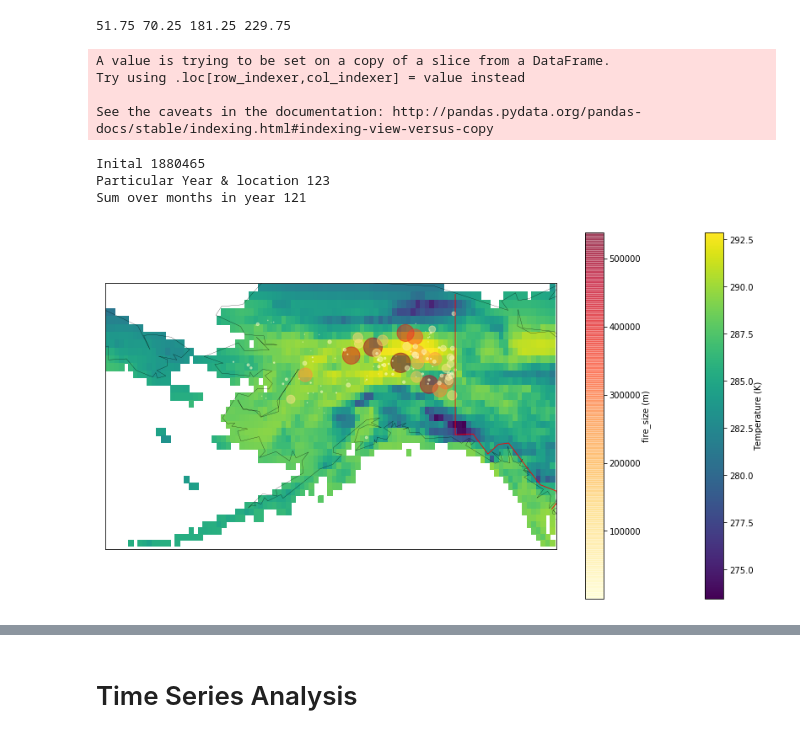
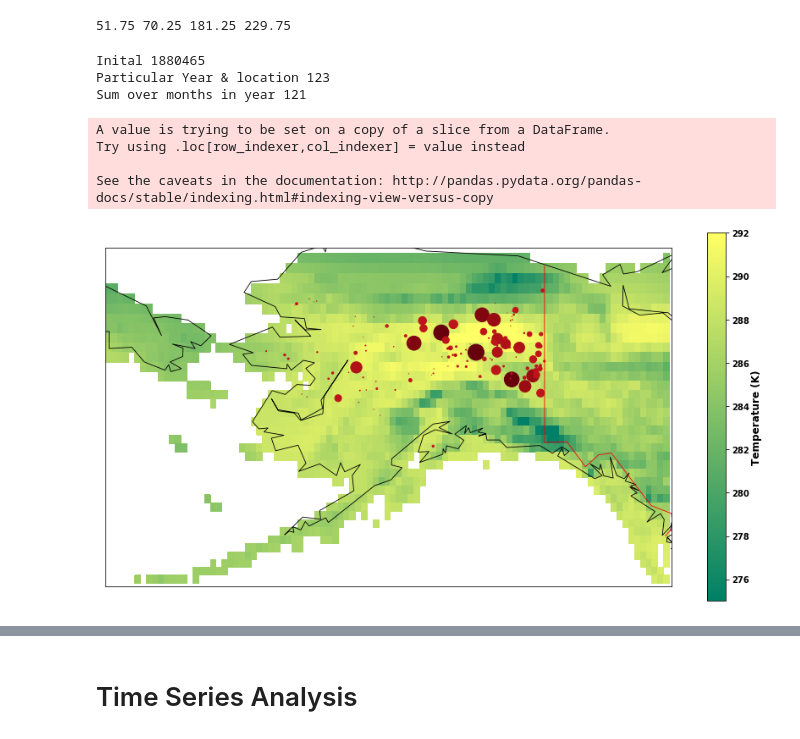
Before and after one commit to adityasant/ECE143_Project, a Jupyter notebook: Local Notebooks/temp-wildfire-plot.py.ipynb, the cells around one changed output, grey strips where cells are left out. Saved outputs shown, nothing was run; the diff lists cells and outputs as text; code cells hidden in the pictures.

```diff
--- a/Local Notebooks/temp-wildfire-plot.py.ipynb
+++ b/Local Notebooks/temp-wildfire-plot.py.ipynb
@@ -197,47 +216,51 @@ print(min(lat),max(lat),min(lon),max(lon))
 # %%
 ##Plot showing temperature with wildfire size for 2004.
 ##Size of circles denote and color denote area burnt due to wildfire.
 #%matplotlib notebook
-
+import matplotlib as mpl
+plt.rcParams['font.weight'] = 'black'
+cmap = mpl.cm.Reds(np.linspace(0,1,20))
+cmap = mpl.colors.ListedColormap(cmap[15:,:-1])
 #def create_map(year):
 year = 2004
 plt.figure(figsize=[15,8])
 #fig, ax = plt.subplots(figsize=(10, 4))
 #fig, ax = plt.subplots()
 m=Basemap(projection='mill',lat_ts=10, \
   llcrnrlon=coords[2]+360,urcrnrlon=coords[3]+360, \
   llcrnrlat=coords[0],urcrnrlat=coords[1], \
   resolution='c')
-m.drawcoastlines(linewidth=0.25)
+m.drawcoastlines(linewidth=0.85)
 m.drawcountries(linewidth=0.85,color='red')
 data,lat,lon=get_cube_data(cube_local,year)
 Lon,Lat = meshgrid(lon,lat)
 x, y = m(Lon,Lat)
-cs = m.pcolormesh(x,y,data,shading='flat',cmap='viridis')
+cs = m.pcolormesh(x,y,data,shading='flat',cmap='summer',vmin=275,vmax=292)
 #print("CS..",type(cs))
 cbar= plt.colorbar()
-cbar.set_label("Temperature (K)", labelpad=+1)
+cbar.set_label("Temperature (K)", labelpad=+2,fontdict={'fontsize': 12, 'fontweight': 'black'})
 fire_sz,lat_fire,lon_fire = process_df(coords,100,fire_df,year)
 a,b = m(lon_fire,lat_fire)
-scat = m.scatter(lon_fire, lat_fire, s=fire_sz/1000, latlon=True,
-         c=fire_sz,cmap='YlOrRd',
-          alpha=0.5)
-cbar= plt.colorbar()
-cbar.set_label("fire_size (m)", labelpad=+1)
+scat = m.scatter(lon_fire, lat_fire, s=fire_sz/1500, latlon=True,
+         c=fire_sz,cmap=cmap,
+          alpha=1.2, vmin=90000,vmax=550000)
+#gist_heat_t
+#cbar= plt.colorbar()
+#cbar.set_label("fire_size (m)", labelpad=+1)
 plt.show()
-
-
+#plt.savefig('2004_temp_a.png')
+#plt.savefig('2004_temp_a.eps')
 # %matplotlib notebook
 # interactive_plot = interactive(create_map, year=(1992,2012,1))
 # output = interactive_plot.children[-1]
 # output.layout.height = '350px'
 # interactive_plot
 # %% [output]
-A value is trying to be set on a copy of a slice from a DataFrame.
-Try using .loc[row_indexer,col_indexer] = value instead
-
-See the caveats in the documentation: http://pandas.pydata.org/pandas-docs/stable/indexing.html#indexing-view-versus-copy
+Inital 1880465
+Particular Year & location 123
+Sum over months in year 121
-Inital 1880465
-Particular Year & location 123
-Sum over months in year 121
+A value is trying to be set on a copy of a slice from a DataFrame.
+Try using .loc[row_indexer,col_indexer] = value instead
+
+See the caveats in the documentation: http://pandas.pydata.org/pandas-docs/stable/indexing.html#indexing-view-versus-copy
-[figure, old version]
+[figure, new version]
```
Also changed, not shown: parts of 47 cells of this notebook.
